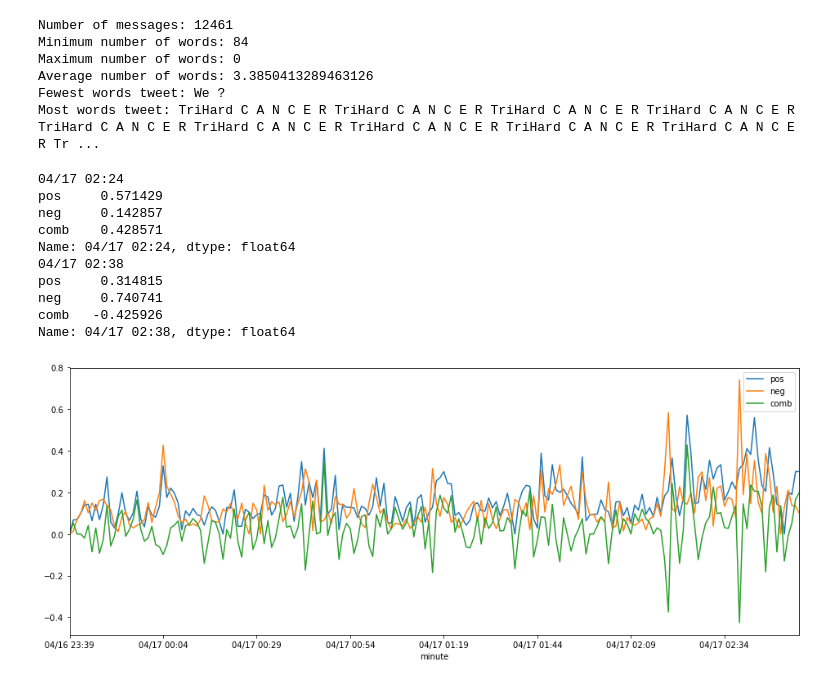
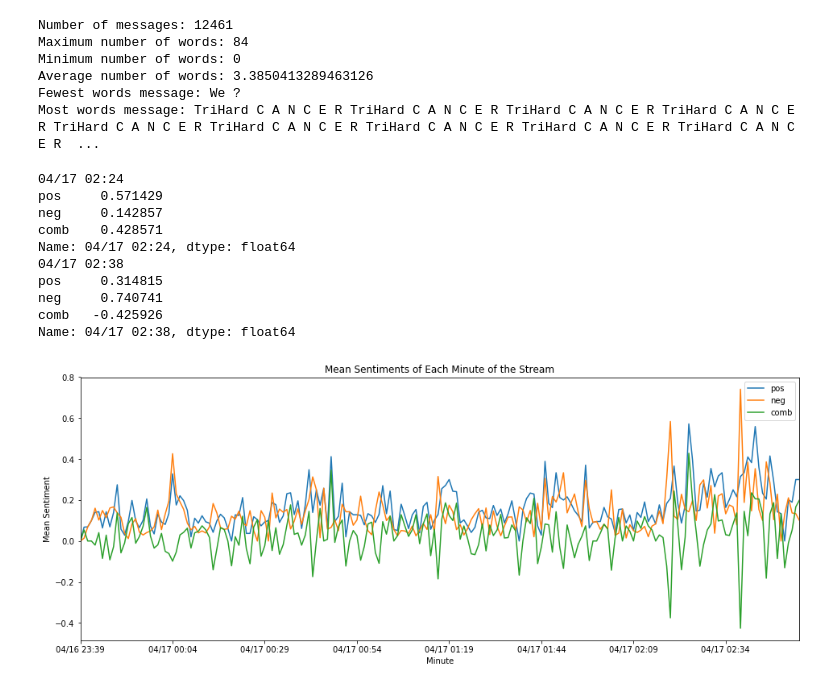
Before and after one commit to jordandeang/twitch-chat-analysis, a Jupyter notebook: sentiment-analysis.ipynb, the cells around one changed output. Saved outputs shown, nothing was run; the diff lists cells and outputs as text; code cells hidden in the pictures.

Commit message:
Sentiment Analysis completed

```diff
--- a/sentiment-analysis.ipynb
+++ b/sentiment-analysis.ipynb
@@ -14,18 +14,18 @@ messages = messages.str.split()
 data['words'] = messages.apply(lambda x: [w for w in x if w.isalpha() and w not in stop])
 data['len'] = data.words.apply(len)
 print('Number of messages: ' + str(len(data)))
-print('Minimum number of words: ' + str(data.len.max()))
-print('Maximum number of words: ' + str(data.len.min()))
+print('Maximum number of words: ' + str(data.len.max()))
+print('Minimum number of words: ' + str(data.len.min()))
 print('Average number of words: ' + str(data.len.mean()))
-print('Fewest words tweet: ' + data.message.loc[data.len.argmin()])
-print('Most words tweet: ' + data.message.loc[data.len.argmax()])
+print('Fewest words message: ' + data.message.loc[data.len.argmin()])
+print('Most words message: ' + data.message.loc[data.len.argmax()])
 # %% [output]
 Number of messages: 12461
-Minimum number of words: 84
-Maximum number of words: 0
+Maximum number of words: 84
+Minimum number of words: 0
 Average number of words: 3.3850413289463126
-Fewest words tweet: We ?
-Most words tweet: TriHard C A N C E R TriHard C A N C E R TriHard C A N C E R TriHard C A N C E R TriHard C A N C E R TriHard C A N C E R TriHard C A N C E R TriHard C A N C E R TriHard C A N C E R Tr ...
+Fewest words message: We ?
+Most words message: TriHard C A N C E R TriHard C A N C E R TriHard C A N C E R TriHard C A N C E R TriHard C A N C E R TriHard C A N C E R TriHard C A N C E R TriHard C A N C E R TriHard C A N C E R  ...
 # %%
 # Sentiment Analysis
 pos = open('positive.txt').read().splitlines()
@@ -40,26 +39,30 @@ import datetime
 data['minute'] = [datetime.datetime.fromtimestamp(x/1000.).strftime('%m/%d %H:%M') for x in data.timestamp]
 # %%
+# Time series visualization of sentiment analysis
 g = data.groupby('minute')
 gt = g.mean().loc[:,['pos','neg','comb']]
 
 print(gt.comb.argmax())
 print(gt.loc[gt.comb.argmax()])
 
 print(gt.comb.argmin())
 print(gt.loc[gt.comb.argmin()])
 
 %matplotlib inline
 ax = gt.plot()
+ax.set_title('Mean Sentiments of Each Minute of the Stream')
+ax.set_xlabel('Minute')
+ax.set_ylabel('Mean Sentiment')
 ax.figure.set_size_inches(16, 6, forward=True)
 # %% [output]
 04/17 02:24
 pos     0.571429
 neg     0.142857
 comb    0.428571
 Name: 04/17 02:24, dtype: float64
 04/17 02:38
 pos     0.314815
 neg     0.740741
 comb   -0.425926
 Name: 04/17 02:38, dtype: float64
-[figure, old version]
+[figure, new version]
```
Also changed, not shown: parts of 11 cells of this notebook, 2 other files.
